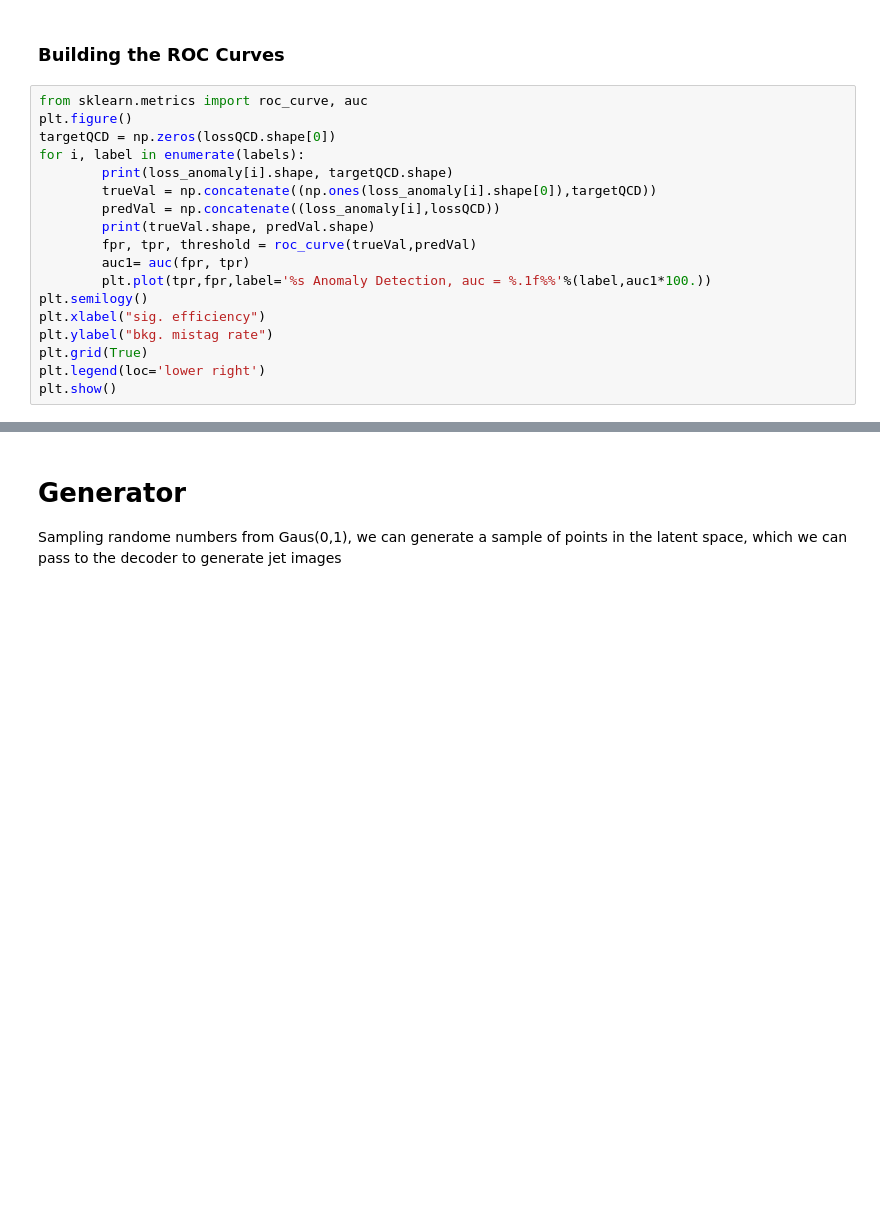
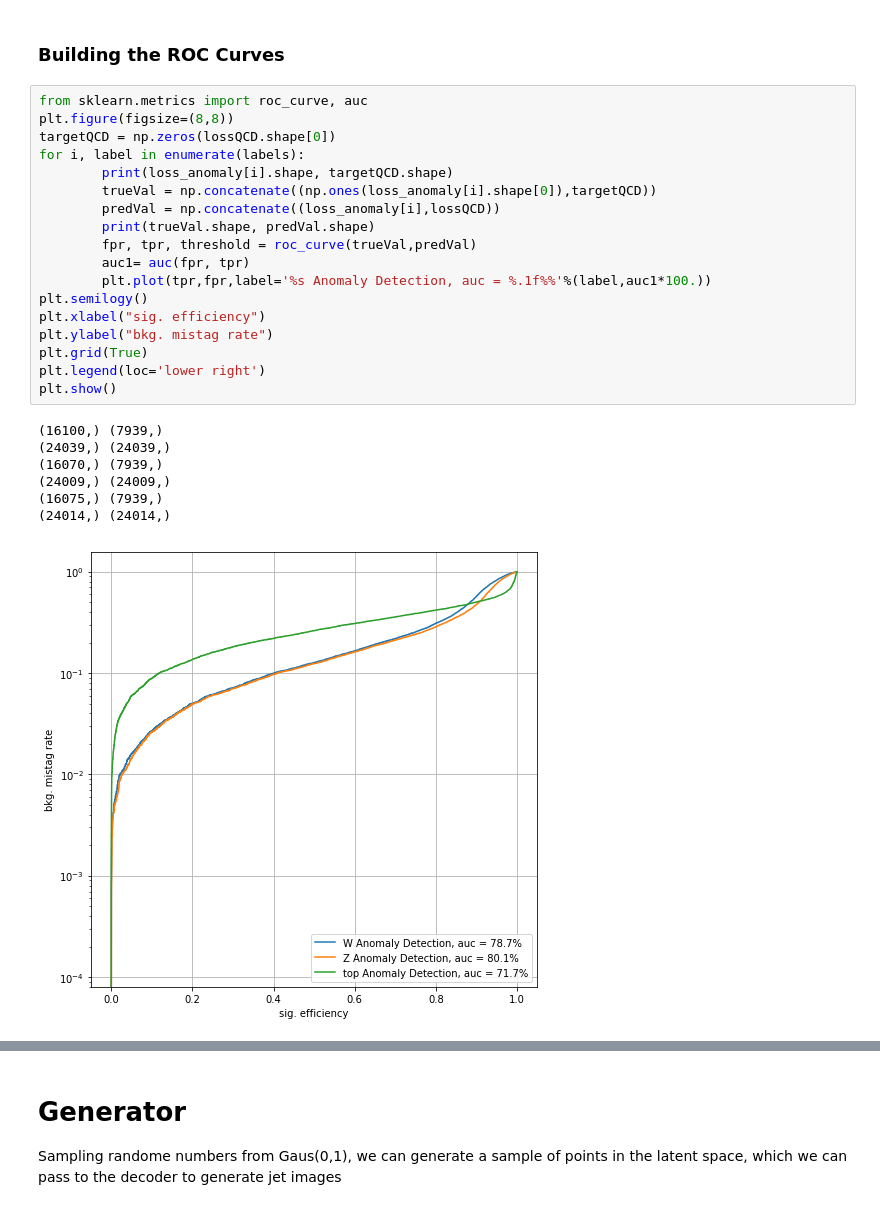
Before and after one commit to pierinim/tutorials, a Jupyter notebook: RTA_Workshop/VAE_AnomalyDetection.ipynb, the cells around one changed output, grey strips where cells are left out. Drawn from its saved outputs; the diff is of its cells as text; blank space fills up the shorter version.

```diff
--- a/RTA_Workshop/VAE_AnomalyDetection.ipynb
+++ b/RTA_Workshop/VAE_AnomalyDetection.ipynb
@@ -287,19 +368,27 @@ plt.show()
 ### Building the ROC Curves
 # %%
 from sklearn.metrics import roc_curve, auc
-plt.figure()
+plt.figure(figsize=(8,8))
 targetQCD = np.zeros(lossQCD.shape[0])
 for i, label in enumerate(labels):
         print(loss_anomaly[i].shape, targetQCD.shape)
         trueVal = np.concatenate((np.ones(loss_anomaly[i].shape[0]),targetQCD))
         predVal = np.concatenate((loss_anomaly[i],lossQCD))
         print(trueVal.shape, predVal.shape)
         fpr, tpr, threshold = roc_curve(trueVal,predVal)
         auc1= auc(fpr, tpr)
         plt.plot(tpr,fpr,label='%s Anomaly Detection, auc = %.1f%%'%(label,auc1*100.))
 plt.semilogy()
 plt.xlabel("sig. efficiency")
 plt.ylabel("bkg. mistag rate")
 plt.grid(True)
 plt.legend(loc='lower right')
 plt.show()
+# %% [output]
+(16100,) (7939,)
+(24039,) (24039,)
+(16070,) (7939,)
+(24009,) (24009,)
+(16075,) (7939,)
+(24014,) (24014,)
+[figure, added]
```
Also changed, not shown: parts of 18 cells of this notebook.
